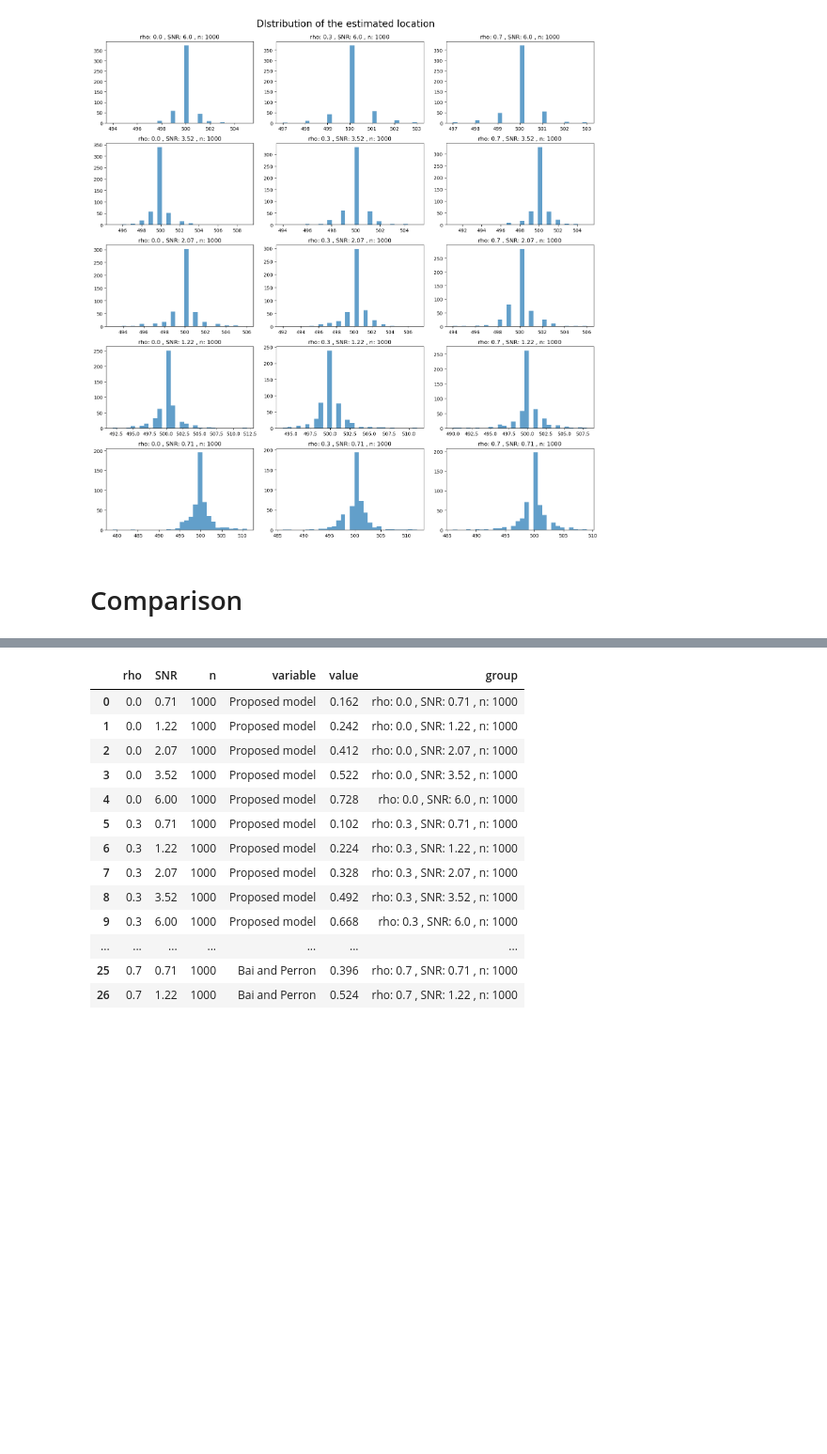
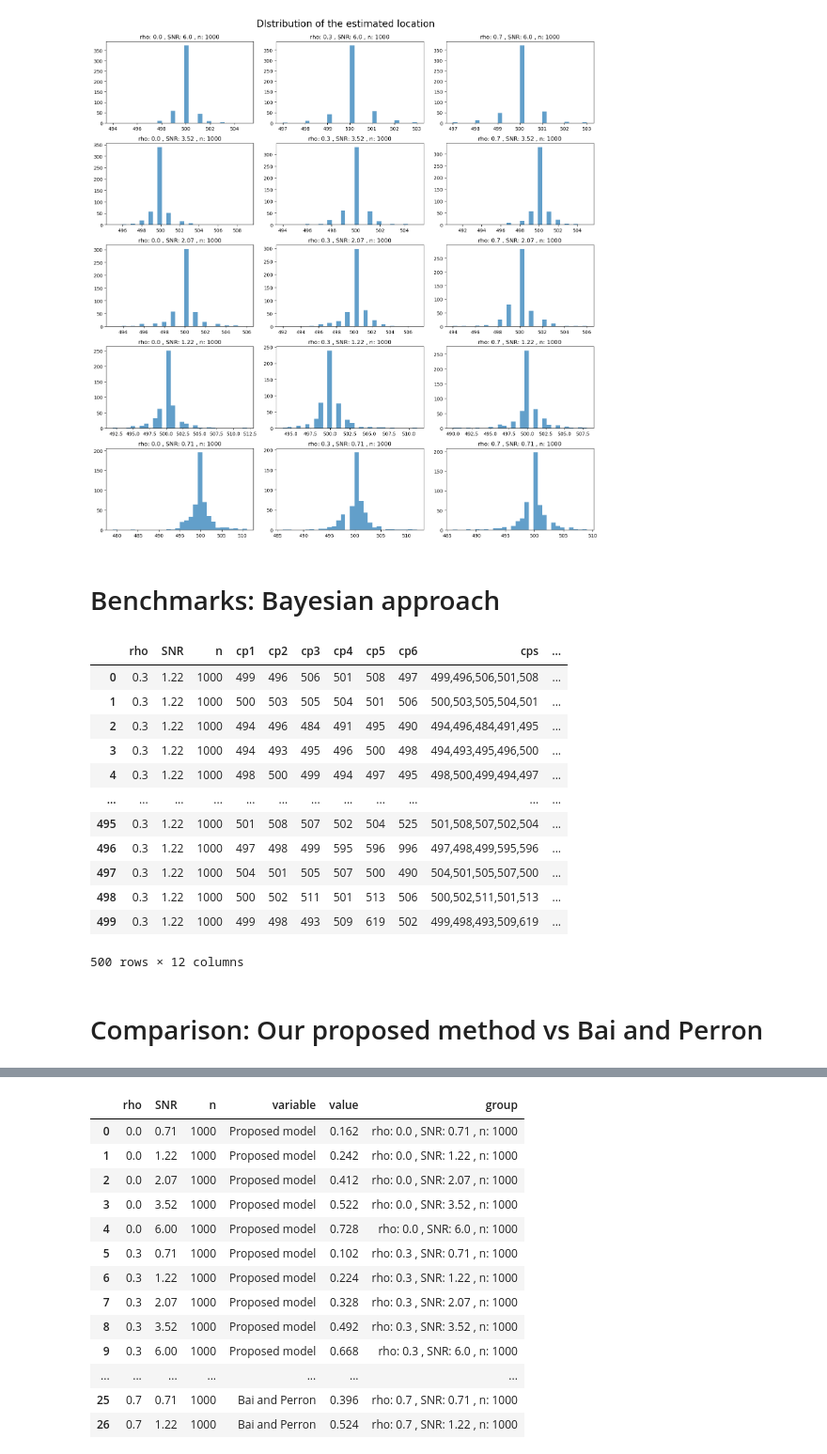
Before and after one commit to TomoyaOzawa-DA/research-project, a Jupyter notebook: SimulationStudy/Tomo-ExtractSimulationResults.ipynb, the cells around one changed output, grey strips where cells are left out. Shown at 94% size. Drawn from its saved outputs; the diff is of its cells as text; code cells hidden in the pictures; blank space fills up the shorter version.

```diff
--- a/SimulationStudy/Tomo-ExtractSimulationResults.ipynb
+++ b/SimulationStudy/Tomo-ExtractSimulationResults.ipynb
@@ -354,8 +354,33 @@ fig.suptitle("DIstribution of the estimated location", fontsize=20).set_y(1.02)
 plt.show()
 # %% [output]
 [figure]
+# %% [markdown]
+# Benchmarks: Bayesian approach
+# %%
+df_bayes = pd.read_csv('results/result_bayes_rho_03_SNR_122_20230416.csv')
+df_bayes["cps"] = df_bayes.cp1.astype(str) + "," + df_bayes.cp2.astype(str) + "," + df_bayes.cp3.astype(str) + "," + df_bayes.cp4.astype(str) + "," + df_bayes.cp5.astype(str)
+# correct change point is 501
+# accuracy_partial : the change points with top5 highest posterior probability include 501
+# accuracy_perfect: change point with the highest posterior probability is 501
+df_bayes["accuracy_partial"] = df_bayes["cps"].str.count("501")
+df_bayes["accuracy_perfect"] = df_bayes["cp1"].astype(str).str.count("501")
+df_bayes
+# %% [output]
+|  | rho | SNR | n | cp1 | cp2 | cp3 | cp4 | cp5 | cp6 | cps | ... |
+| 0 | 0.3 | 1.22 | 1000 | 499 | 496 | 506 | 501 | 508 | 497 | 499,496,506,501,508 | ... |
+| 1 | 0.3 | 1.22 | 1000 | 500 | 503 | 505 | 504 | 501 | 506 | 500,503,505,504,501 | ... |
+| 2 | 0.3 | 1.22 | 1000 | 494 | 496 | 484 | 491 | 495 | 490 | 494,496,484,491,495 | ... |
+| 3 | 0.3 | 1.22 | 1000 | 494 | 493 | 495 | 496 | 500 | 498 | 494,493,495,496,500 | ... |
+| 4 | 0.3 | 1.22 | 1000 | 498 | 500 | 499 | 494 | 497 | 495 | 498,500,499,494,497 | ... |
+| ... | ... | ... | ... | ... | ... | ... | ... | ... | ... | ... | ... |
+| 495 | 0.3 | 1.22 | 1000 | 501 | 508 | 507 | 502 | 504 | 525 | 501,508,507,502,504 | ... |
+| 496 | 0.3 | 1.22 | 1000 | 497 | 498 | 499 | 595 | 596 | 996 | 497,498,499,595,596 | ... |
+| 497 | 0.3 | 1.22 | 1000 | 504 | 501 | 505 | 507 | 500 | 490 | 504,501,505,507,500 | ... |
+| 498 | 0.3 | 1.22 | 1000 | 500 | 502 | 511 | 501 | 513 | 506 | 500,502,511,501,513 | ... |
+| 499 | 0.3 | 1.22 | 1000 | 499 | 498 | 493 | 509 | 619 | 502 | 499,498,493,509,619 | ... |
+500 rows × 12 columns
 # %% [markdown]
-# Comparison
+# Comparison: Our proposed method vs Bai and Perron
 # %%
 df_BP_count = df_BP_count.rename(columns = {"accuracy_perfect" : "BP_accuracy_perfect","accuracy_partial" : "BP_accuracy_partial" })
 # %%
```
Also changed, not shown: parts of 9 cells of this notebook, 14 other files.
